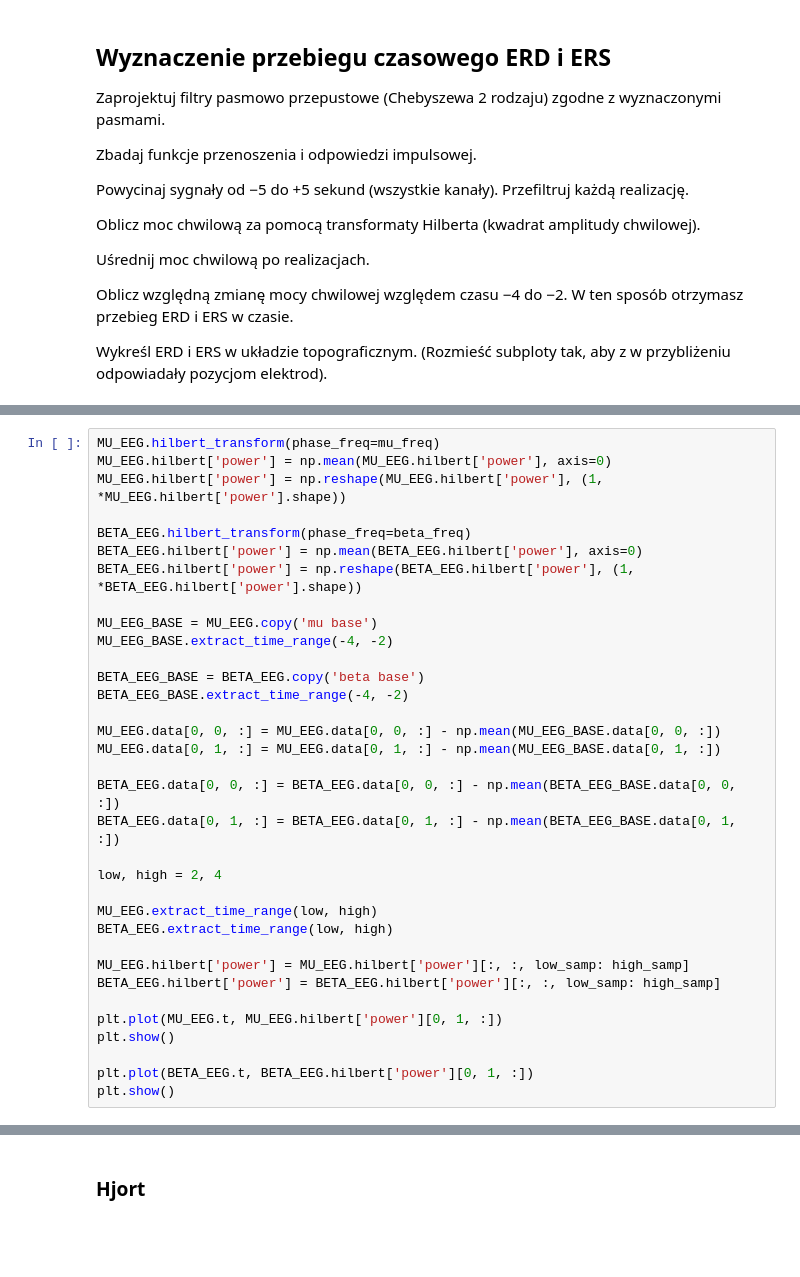
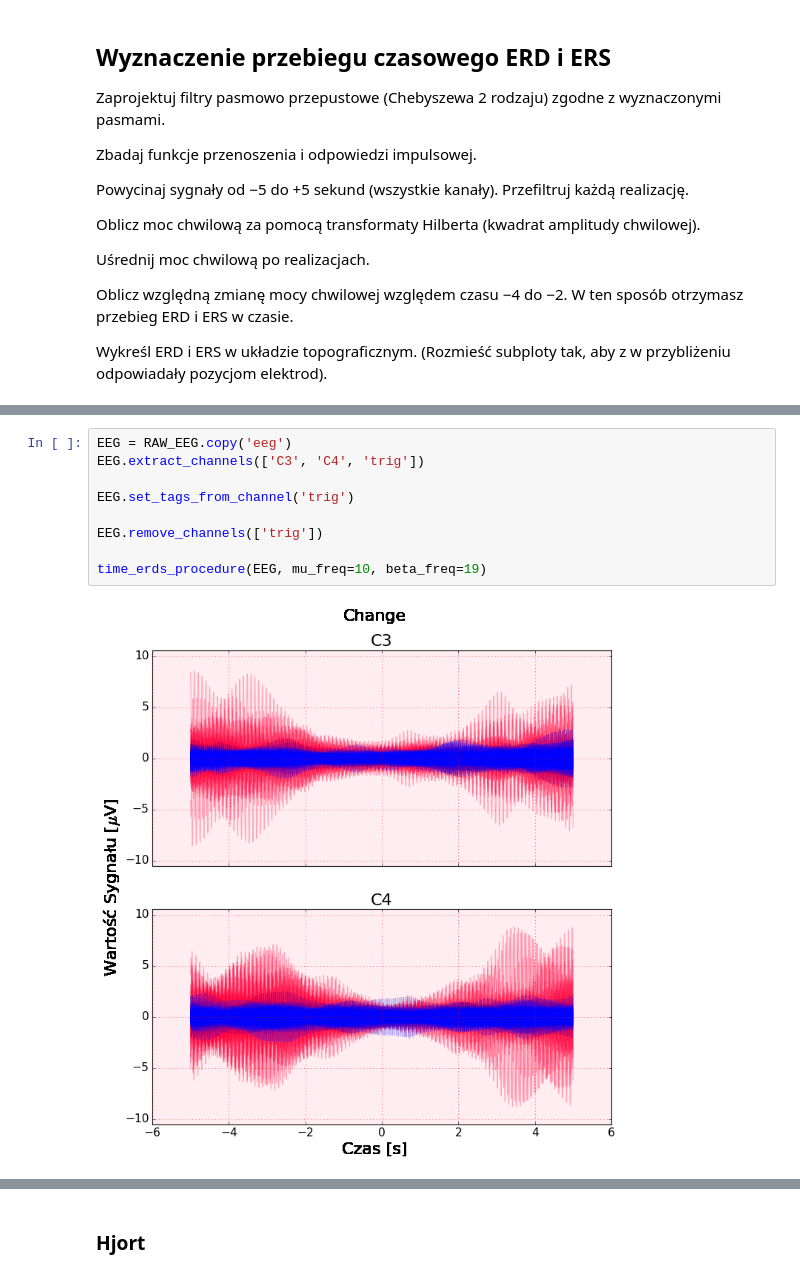
Before and after one commit to PPierzc/PracowniaEEG, a Jupyter notebook: ERD_S.ipynb, the cells around one changed output, grey strips where cells are left out. Saved outputs shown, nothing was run; the diff lists cells and outputs as text; blank space fills up the shorter version.

```diff
--- a/ERD_S.ipynb
+++ b/ERD_S.ipynb
@@ -319,34 +211,0 @@ her
-# %%
-MU_EEG.hilbert_transform(phase_freq=mu_freq)
-MU_EEG.hilbert['power'] = np.mean(MU_EEG.hilbert['power'], axis=0)
-MU_EEG.hilbert['power'] = np.reshape(MU_EEG.hilbert['power'], (1, *MU_EEG.hilbert['power'].shape))
-
-BETA_EEG.hilbert_transform(phase_freq=beta_freq)
-BETA_EEG.hilbert['power'] = np.mean(BETA_EEG.hilbert['power'], axis=0)
-BETA_EEG.hilbert['power'] = np.reshape(BETA_EEG.hilbert['power'], (1, *BETA_EEG.hilbert['power'].shape))
-
-MU_EEG_BASE = MU_EEG.copy('mu base')
-MU_EEG_BASE.extract_time_range(-4, -2)
-
-BETA_EEG_BASE = BETA_EEG.copy('beta base')
-BETA_EEG_BASE.extract_time_range(-4, -2)
-
-MU_EEG.data[0, 0, :] = MU_EEG.data[0, 0, :] - np.mean(MU_EEG_BASE.data[0, 0, :])
-MU_EEG.data[0, 1, :] = MU_EEG.data[0, 1, :] - np.mean(MU_EEG_BASE.data[0, 1, :])
-
-BETA_EEG.data[0, 0, :] = BETA_EEG.data[0, 0, :] - np.mean(BETA_EEG_BASE.data[0, 0, :])
-BETA_EEG.data[0, 1, :] = BETA_EEG.data[0, 1, :] - np.mean(BETA_EEG_BASE.data[0, 1, :])
-
-low, high = 2, 4
-
-MU_EEG.extract_time_range(low, high)
-BETA_EEG.extract_time_range(low, high)
-
-MU_EEG.hilbert['power'] = MU_EEG.hilbert['power'][:, :, low_samp: high_samp]
-BETA_EEG.hilbert['power'] = BETA_EEG.hilbert['power'][:, :, low_samp: high_samp]
-
-plt.plot(MU_EEG.t, MU_EEG.hilbert['power'][0, 1, :])
-plt.show()
-
-plt.plot(BETA_EEG.t, BETA_EEG.hilbert['power'][0, 1, :])
-plt.show()
@@ -356,0 +342,11 @@ plt.show()
+# %%
+EEG = RAW_EEG.copy('eeg')
+EEG.extract_channels(['C3', 'C4', 'trig'])
+
+EEG.set_tags_from_channel('trig')
+
+EEG.remove_channels(['trig'])
+
+time_erds_procedure(EEG, mu_freq=10, beta_freq=19)
+# %% [output]
+[figure, added]
```
Also changed, not shown: parts of 21 cells of this notebook.
